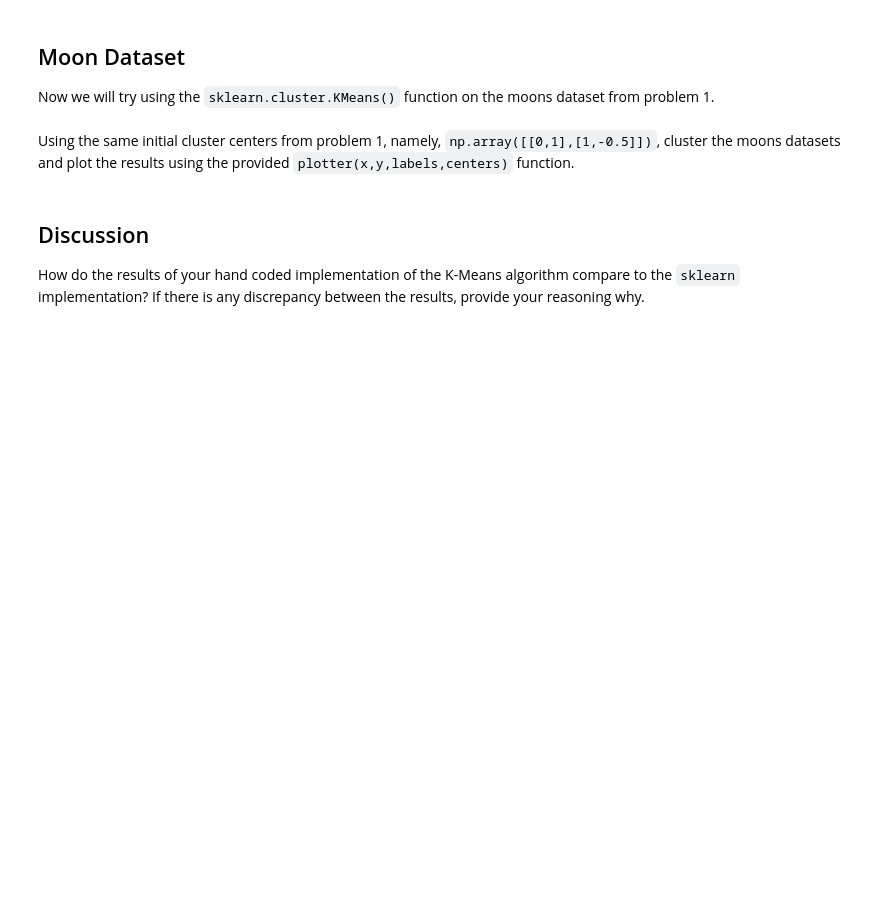
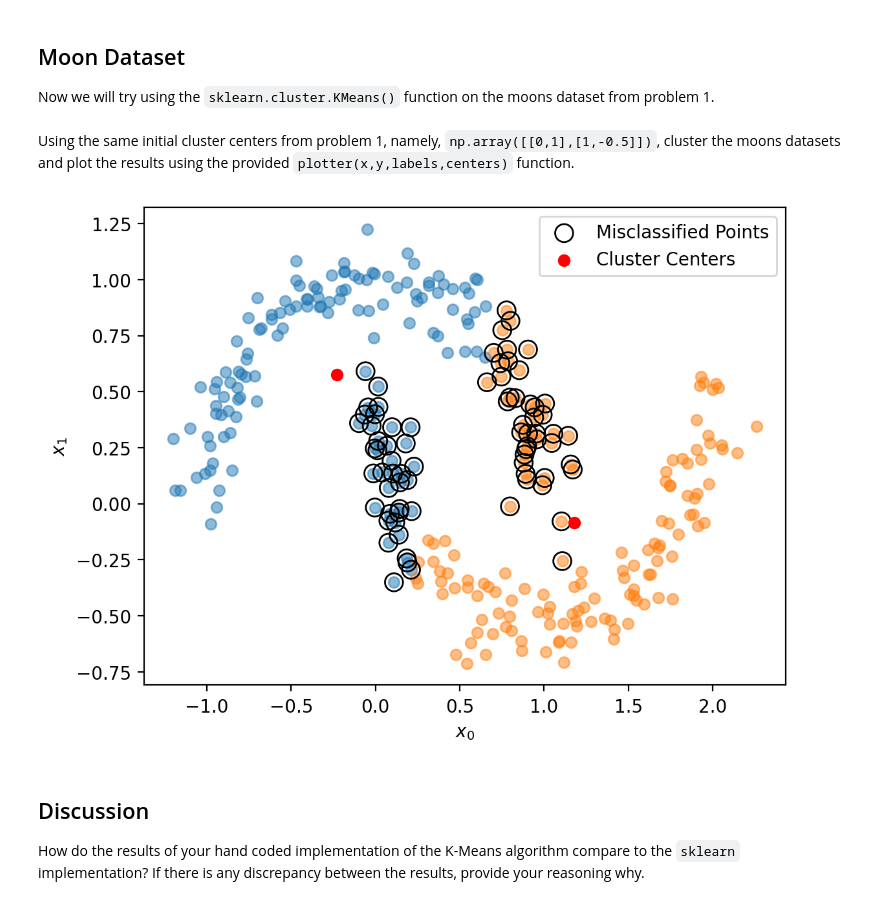
Before and after one commit to zsqu4re/ML-for-engineers, a Jupyter notebook: HW11/M11-L1-P2.ipynb, the cells around one changed output. Drawn from its saved outputs; the diff is of its cells as text; code cells hidden in the pictures; blank space fills up the shorter version.

```diff
--- a/HW11/M11-L1-P2.ipynb
+++ b/HW11/M11-L1-P2.ipynb
@@ -54,3 +64,13 @@ Using the same initial cluster centers from problem 1, namely, `np.array([[0,1],
+# %%
+## YOUR CODE GOES HERE
+init_centers = np.array([[0,1],[1,-0.5]])
+model = KMeans(n_clusters=2,init=init_centers,n_init=1)
+model.fit(x)
+labels = model.labels_
+centers = model.cluster_centers_
+plotter(x,y,labels,centers)
+# %% [output]
+[figure, added]
 # %% [markdown]
 ## Discussion
 
```
Also changed, not shown: parts of 5 cells of this notebook, 15 other files.
